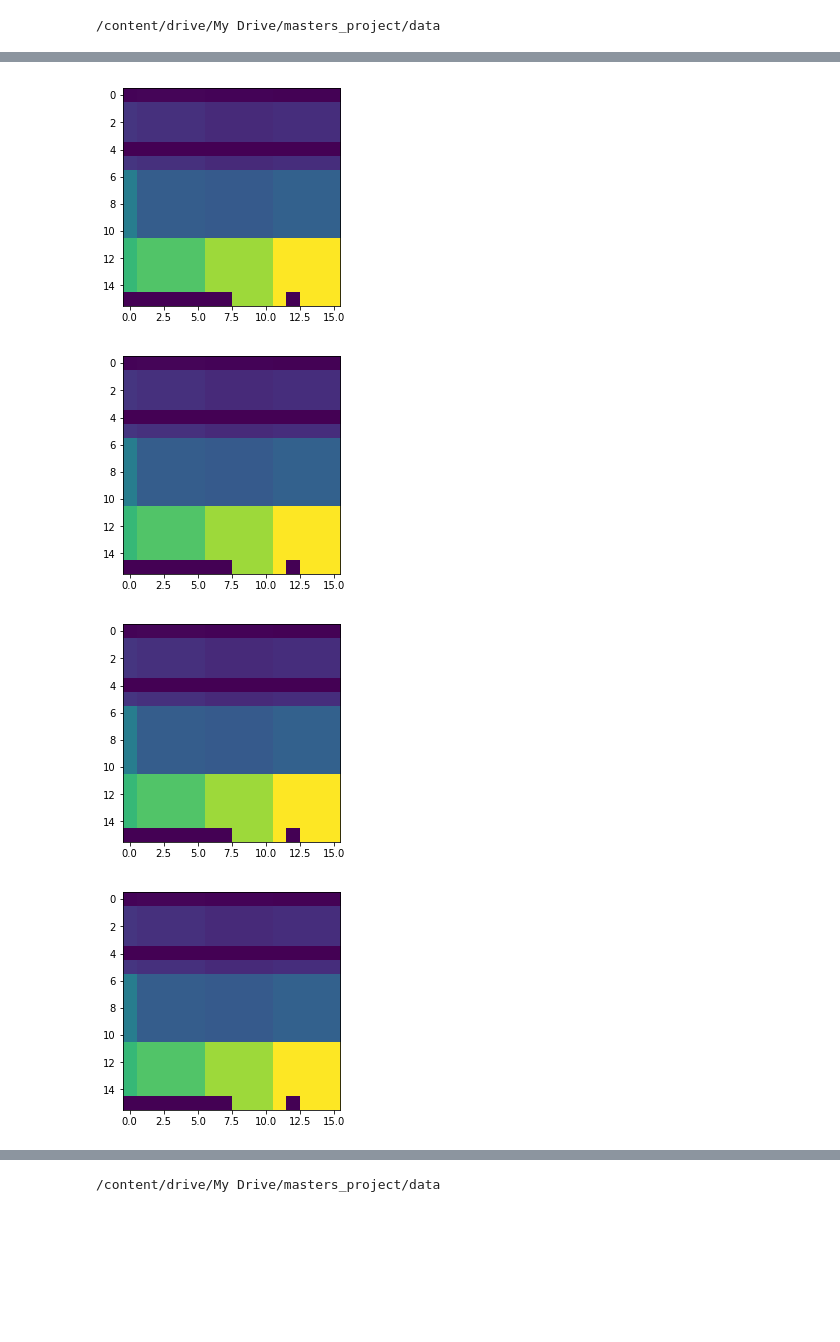
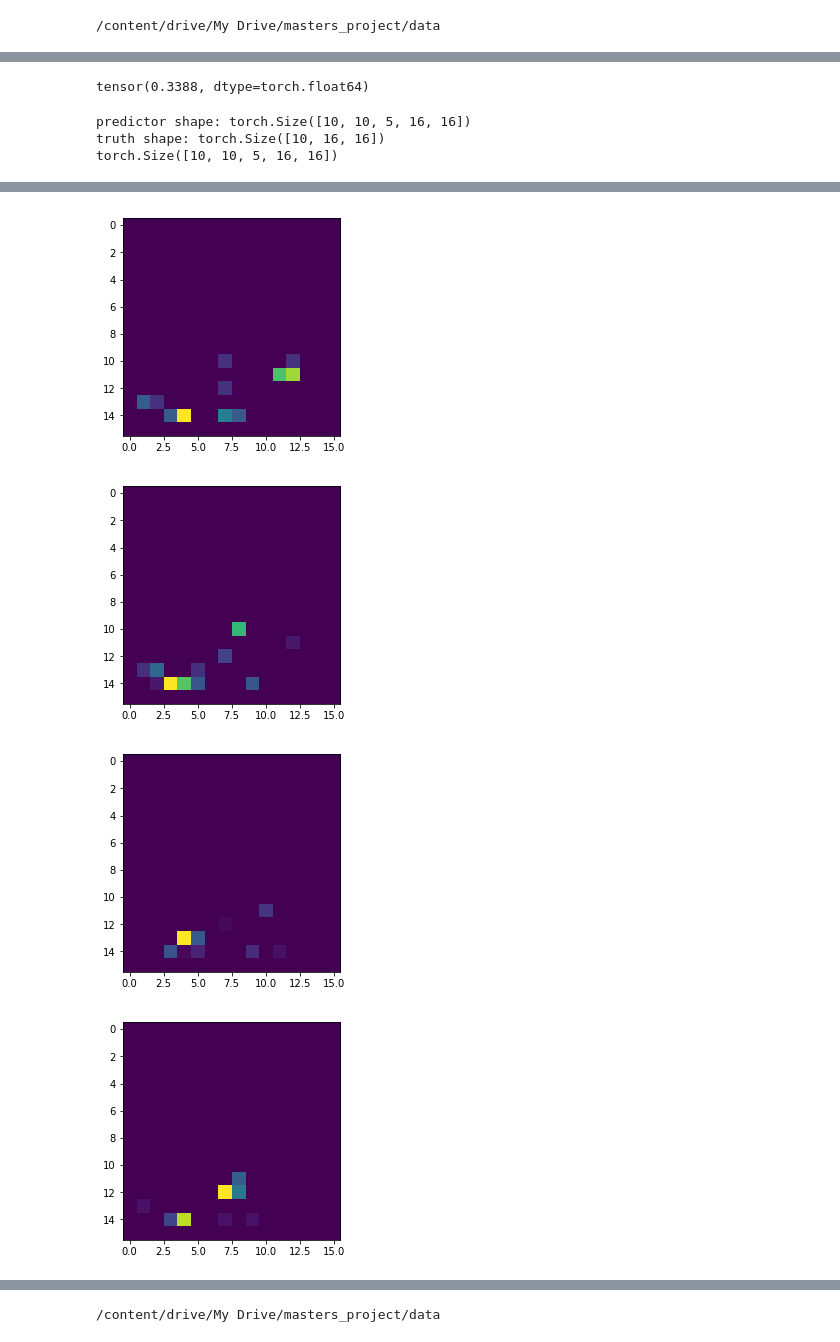
Before and after one commit to Garethlomax/acse-9-independent-research-project-Garethlomax, a Jupyter notebook: full_data.ipynb, the cells around one changed output, grey strips where cells are left out. Drawn from its saved outputs; the diff is of its cells as text; code cells hidden in the pictures; blank space fills up the shorter version.

```diff
--- a/full_data.ipynb
+++ b/full_data.ipynb
@@ -1162,6 +1191,10 @@ test1[:,0,0].shape
 # %%
 # %cd ..
 index_map = np.arange(0,84485,1)
-train = HDF5Dataset_with_avgs('data_prio_run_test4.hdf5', index_map,avg, std, apbln)
+train = HDF5Dataset_with_avgs('data_prio_run_test4.hdf5', list(index_map),avg, std, apbln)
 # %% [output]
 /content/drive/My Drive/masters_project/data
+# %%
+pred = train[0:200][0]
+
+tru = train[0:200][1]
@@ -1167,0 +1218,5 @@ train = HDF5Dataset_with_avgs('data_prio_run_test4.hdf5', index_map,avg, std, ap
+# %%
+tot = 0
+for i in range(200):
+    print(i)
+    print(b(pred[i][-1][0], tru[i]))
@@ -1168,10 +1261,18 @@ train = HDF5Dataset_with_avgs('data_prio_run_test4.hdf5', index_map,avg, std, ap
+# %%
+b(pred[0][0], tru)
+# %% [output]
+tensor(0.3388, dtype=torch.float64)
 # %%
-d = train[20000]
-d[0].shape
-plt.imshow(d[1])
-o = d[0]
+# d = train[20000]
+d = train[20000:20010]
+print(d[0].shape)
+plt.imshow(d[1][0])
+o = d[0][0]
 for i in range(10):
     plt.figure()
-    plt.imshow(o[i][4])
+    plt.imshow(o[i][0])
 # %% [output]
+predictor shape: torch.Size([10, 10, 5, 16, 16])
+truth shape: torch.Size([10, 16, 16])
+torch.Size([10, 10, 5, 16, 16])
 [figure]
@@ -1179,4 +1280,4 @@ for i in range(10):
-[figure, old version]
+[figure, new version]
-[figure, old version]
+[figure, new version]
-[figure, old version]
+[figure, new version]
-[figure, old version]
+[figure, new version]
```
Also changed, not shown: parts of 14 cells of this notebook.
